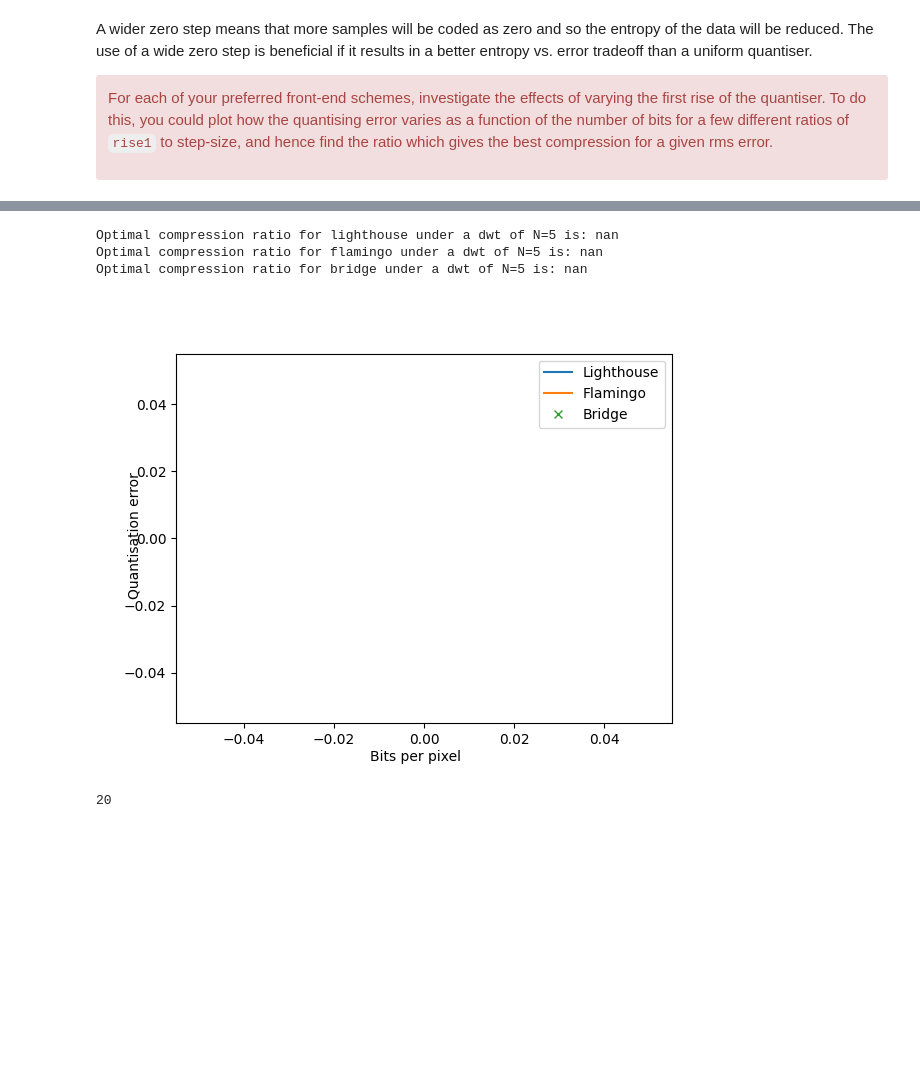
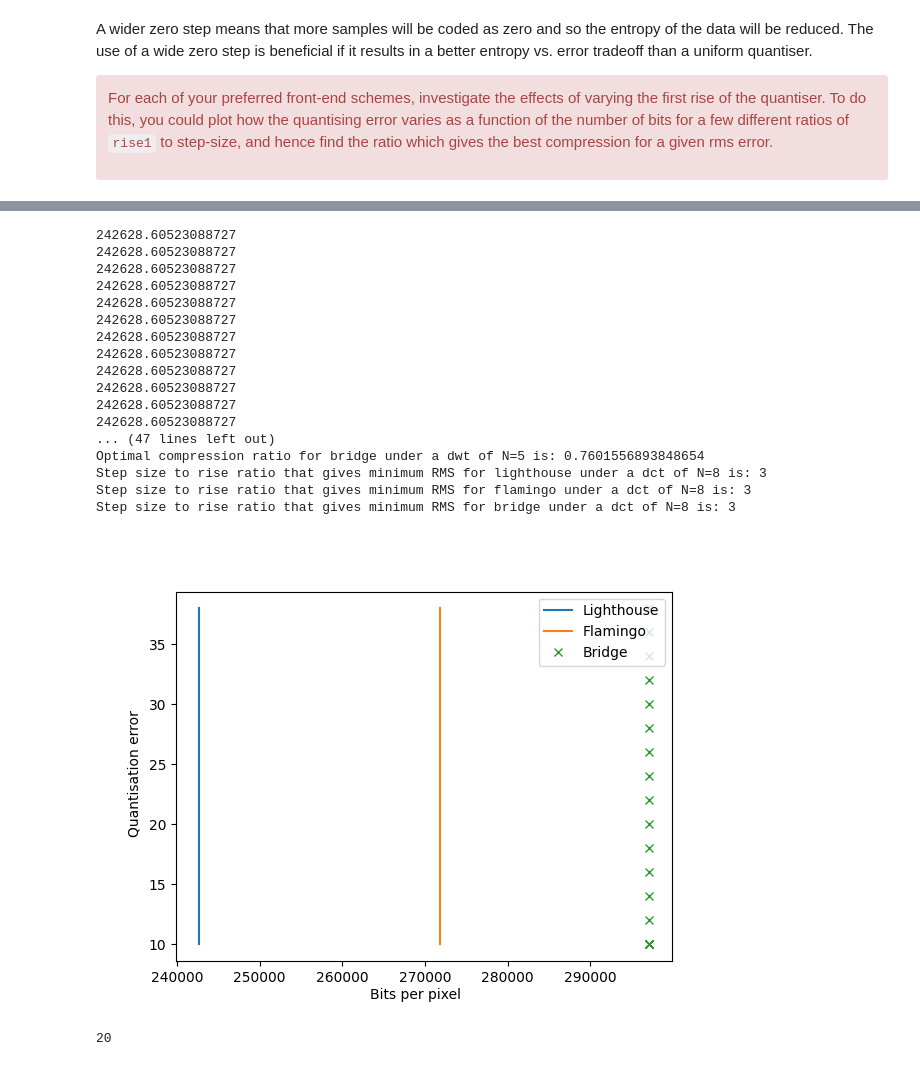
Before and after one commit to mas302/cued_sf2_lab, a Jupyter notebook: 10-11-selection-centre-clipped.ipynb, the cells around one changed output, grey strips where cells are left out. Drawn from its saved outputs; the diff is of its cells as text; code cells hidden in the pictures; blank space fills up the shorter version.

```diff
--- a/10-11-selection-centre-clipped.ipynb
+++ b/10-11-selection-centre-clipped.ipynb
@@ -111,7 +111,6 @@ print("The entropy of the bridge is: " + str(entropy(quantise(bridge, 20))))
 
 step = 20
 factors = np.arange(0.1, 2, 0.1)
-h = np.array([1, 4, 6, 4, 1]) / 16.0
 
 
 def dct_rise_error(image1, step, image2=None, image3=None):
@@ -168,24 +167,18 @@ def dct_rise_entropy(image1, N, step, image2=None, image3=None):
     return entropies, entropies2, entropies3
 
 
-errors, errors2, errors3, std1, std2, std3 = dct_rise_error(
-    lighthouse, 20, flamingo, bridge)
-print(errors)
-entropies, entropies2, entropies3 = dct_rise_entropy(
-    lighthouse, 8, 20, flamingo, bridge)
-print(entropies)
+errors, errors2, errors3, std1, std2, std3 = dct_rise_error(lighthouse, 20, flamingo, bridge)
+entropies, entropies2, entropies3 = dct_rise_entropy(lighthouse, 8, 20, flamingo, bridge)
+
 
 print("Step size to rise ratio that gives minimum RMS for lighthouse under a dct of N=8 is: " + str(std1))
 print("Step size to rise ratio that gives minimum RMS for flamingo under a dct of N=8 is: " + str(std2))
 print("Step size to rise ratio that gives minimum RMS for bridge under a dct of N=8 is: " + str(std3))
 
 
-print("Optimal compression ratio for lighthouse under a dct of N=8 is: " +
-      str(entropy(quantise(lighthouse, 20, 2)) / min(entropies)))
-print("Optimal compression ratio for flamingo under a dct of N=8 is: " +
-      str(entropy(quantise(flamingo, 20, 2)) / min(entropies2)))
-print("Optimal compression ratio for bridge under a dct of N=8 is: " +
-      str(entropy(quantise(bridge, 20, 2)) / min(entropies3)))
+print("Optimal compression ratio for lighthouse under a dct of N=8 is: " + str(entropy(quantise(lighthouse, 20, 2)) / min(entropies)))
+print("Optimal compression ratio for flamingo under a dct of N=8 is: " + str(entropy(quantise(flamingo, 20, 2)) / min(entropies2)))
+print("Optimal compression ratio for bridge under a dct of N=8 is: " + str(entropy(quantise(bridge, 20, 2)) / min(entropies3)))
 
 fig, ax1 = plt.subplots(1)
 ax1.plot(entropies, errors, label='Lighthouse')
@@ -241,6 +232,7 @@ def dwt_rise_entropy(image1, step, n, image2=None, image3=None):
     for i in factors:
         Yq, dwtent = quantdwt(Y, np.ones((3, n + 1)) * step, step * i)
         x = np.sum(dwtent)
+        print(x)
         entropies1.append(x)
 
     if image2 is not None:
@@ -248,49 +240,63 @@ def dwt_rise_entropy(image1, step, n, image2=None, image3=None):
         entropies2 = []
         for i in factors:
             Yq, dwtent = quantdwt(Y2, np.ones((3, n + 1)) * step, step * i)
             x = np.sum(dwtent)
+            print(x)
             entropies2.append(x)
 
     if image3 is not None:
         Y3 = nlevdwt(image3, n)
         entropies3 = []
         for i in factors:
             Yq, dwtent = quantdwt(Y3, np.ones((3, n + 1)) * step, step * i)
             x = np.sum(dwtent)
+            print(x)
             entropies3.append(x)
 
     return entropies1, entropies2, entropies3
 
 
-errors11, errors21, errors31, std12, std22, std23 = dwt_rise_error(
-    lighthouse, step, flamingo, bridge)
-entropiesdwt1, entropiesdwt2, entropiesdwt3 = dwt_rise_entropy(
-    lighthouse, 20, 5, flamingo, bridge)
+errors11, errors21, errors31, std12, std22, std23 = dwt_rise_error(lighthouse, step, flamingo, bridge)
+entropiesdwt1, entropiesdwt2, entropiesdwt3 = dwt_rise_entropy(lighthouse, 20, 5, flamingo, bridge)
 
-print("Optimal compression ratio for lighthouse under a dwt of N=5 is: " +
-      str(entropy(quantise(lighthouse, 20)) / max(entropiesdwt1)))
-print("Optimal compression ratio for flamingo under a dwt of N=5 is: " +
-      str(entropy(quantise(flamingo, 20)) / max(entropiesdwt2)))
-print("Optimal compression ratio for bridge under a dwt of N=5 is: " +
-      str(entropy(quantise(bridge, 20)) / max(entropiesdwt3)))
+print("Optimal compression ratio for lighthouse under a dwt of N=5 is: " + str(entropy(quantise(lighthouse, 20,3)) / min(entropiesdwt1)))
+print("Optimal compression ratio for flamingo under a dwt of N=5 is: " + str(entropy(quantise(flamingo, 20,3)) / min(entropiesdwt2)))
+print("Optimal compression ratio for bridge under a dwt of N=5 is: " + str(entropy(quantise(bridge, 20,3)) / min(entropiesdwt3)))
+
+print("Step size to rise ratio that gives minimum RMS for lighthouse under a dct of N=8 is: " + str(std12))
+print("Step size to rise ratio that gives minimum RMS for flamingo under a dct of N=8 is: " + str(std22))
+print("Step size to rise ratio that gives minimum RMS for bridge under a dct of N=8 is: " + str(std23))
 
 fig, ax2 = plt.subplots(1)
 ax2.plot(entropiesdwt1, errors11, label='Lighthouse')
 ax2.plot(entropiesdwt2, errors21, label='Flamingo')
 ax2.plot(entropiesdwt3, errors31, 'x', label='Bridge')
 ax2.legend()
 
 
 fig.text(0.5, 0.04, 'Bits per pixel', ha='center', va='center')
-fig.text(0.06, 0.5, 'Quantisation error', ha='center',
-         va='center', rotation='vertical')
+fig.text(0.06, 0.5, 'Quantisation error', ha='center', va='center', rotation='vertical')
 
 plt.show()
 # %% [output]
-Optimal compression ratio for lighthouse under a dwt of N=5 is: nan
-Optimal compression ratio for flamingo under a dwt of N=5 is: nan
-Optimal compression ratio for bridge under a dwt of N=5 is: nan
+242628.60523088727
+242628.60523088727
+242628.60523088727
+242628.60523088727
+242628.60523088727
+242628.60523088727
+242628.60523088727
+242628.60523088727
+242628.60523088727
+242628.60523088727
+242628.60523088727
+242628.60523088727
+... (47 lines left out)
+Optimal compression ratio for bridge under a dwt of N=5 is: 0.7601556893848654
+Step size to rise ratio that gives minimum RMS for lighthouse under a dct of N=8 is: 3
+Step size to rise ratio that gives minimum RMS for flamingo under a dct of N=8 is: 3
+Step size to rise ratio that gives minimum RMS for bridge under a dct of N=8 is: 3
-[figure, old version]
+[figure, new version]
 # %%
 step
 # %% [output]
```
Also changed, not shown: parts of 1 cell of this notebook, 2 other files.
